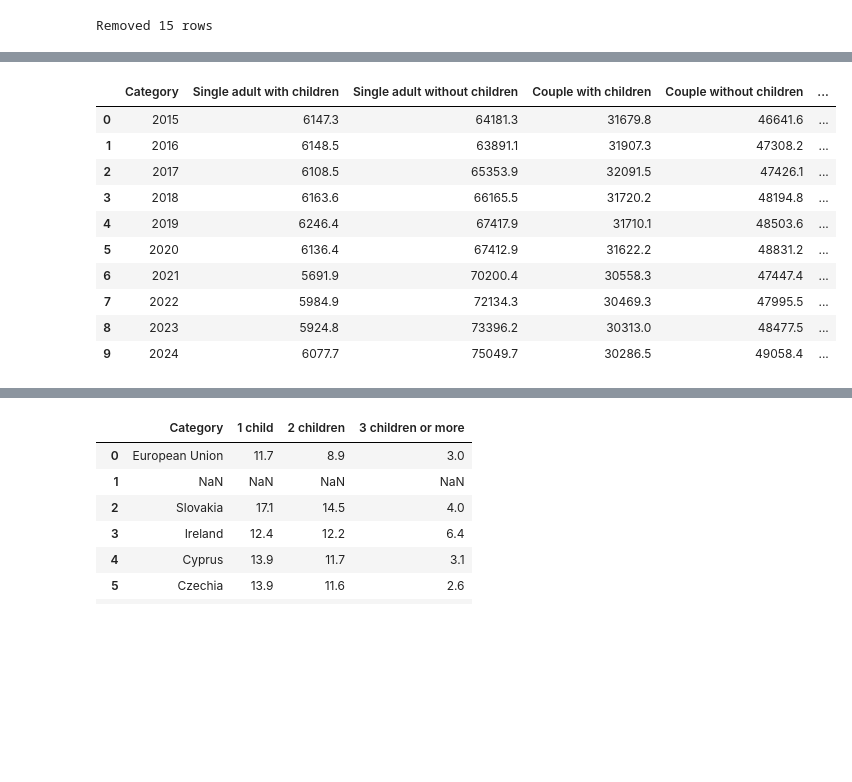
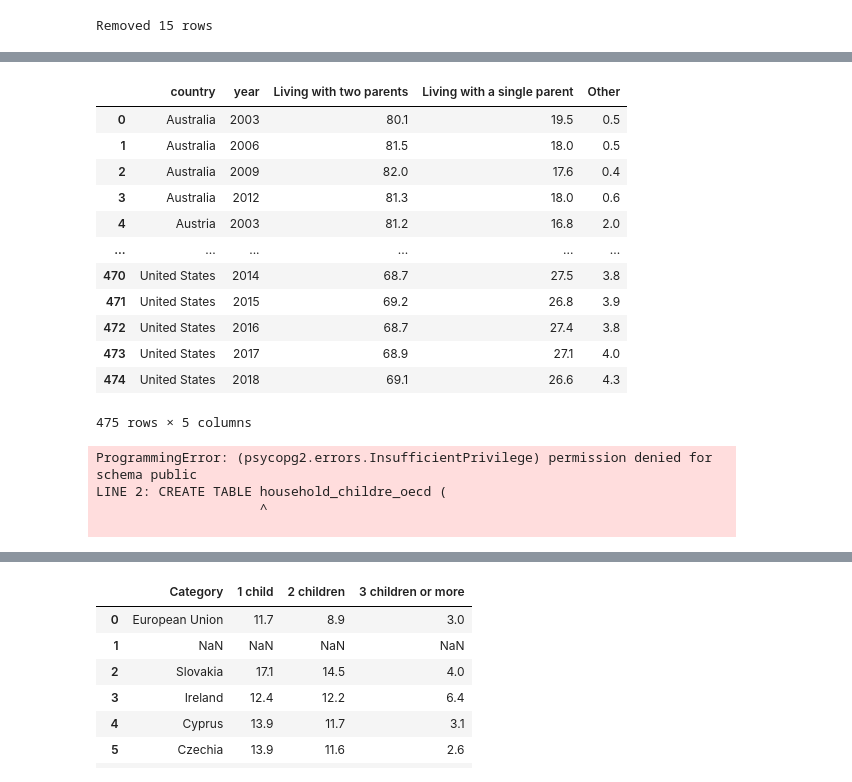
Before and after one commit to YkslB/marriage_statistics, a Jupyter notebook: scripts/Cleaning.ipynb, the cells around one changed output, grey strips where cells are left out. Saved outputs shown, nothing was run; the diff lists cells and outputs as text; code cells hidden in the pictures; blank space fills up the shorter version.

```diff
--- a/scripts/Cleaning.ipynb
+++ b/scripts/Cleaning.ipynb
@@ -1476,15 +1493,17 @@ df_16
 # %%
-df_17 = pd.read_csv('../data/Raw/OECD/Households-by-type,-presence-of-children-and-country,-2015-2024.csv')
-df_17
+df_18 = pd.read_csv('../data/Raw/OECD/sf1_2_wide_from_df18.csv')
+df_18
 # %% [output]
-|  | Category | Single adult with children | Single adult without children | Couple with children | Couple without children | ... |
-| 0 | 2015 | 6147.3 | 64181.3 | 31679.8 | 46641.6 | ... |
-| 1 | 2016 | 6148.5 | 63891.1 | 31907.3 | 47308.2 | ... |
-| 2 | 2017 | 6108.5 | 65353.9 | 32091.5 | 47426.1 | ... |
-| 3 | 2018 | 6163.6 | 66165.5 | 31720.2 | 48194.8 | ... |
-| 4 | 2019 | 6246.4 | 67417.9 | 31710.1 | 48503.6 | ... |
-| 5 | 2020 | 6136.4 | 67412.9 | 31622.2 | 48831.2 | ... |
-| 6 | 2021 | 5691.9 | 70200.4 | 30558.3 | 47447.4 | ... |
-| 7 | 2022 | 5984.9 | 72134.3 | 30469.3 | 47995.5 | ... |
-| 8 | 2023 | 5924.8 | 73396.2 | 30313.0 | 48477.5 | ... |
-| 9 | 2024 | 6077.7 | 75049.7 | 30286.5 | 49058.4 | ... |
+|  | country | year | Living with two parents | Living with a single parent | Other |
+| 0 | Australia | 2003 | 80.1 | 19.5 | 0.5 |
+| 1 | Australia | 2006 | 81.5 | 18.0 | 0.5 |
+| 2 | Australia | 2009 | 82.0 | 17.6 | 0.4 |
+| 3 | Australia | 2012 | 81.3 | 18.0 | 0.6 |
+| 4 | Austria | 2003 | 81.2 | 16.8 | 2.0 |
+| ... | ... | ... | ... | ... | ... |
+| 470 | United States | 2014 | 68.7 | 27.5 | 3.8 |
+| 471 | United States | 2015 | 69.2 | 26.8 | 3.9 |
+| 472 | United States | 2016 | 68.7 | 27.4 | 3.8 |
+| 473 | United States | 2017 | 68.9 | 27.1 | 4.0 |
+| 474 | United States | 2018 | 69.1 | 26.6 | 4.3 |
+475 rows × 5 columns
@@ -1490,0 +1543,7 @@ df_17
+# %%
+df_18.to_sql('household_childre_oecd', engine, if_exists= 'replace', index= False)
+# %% [output]
+ProgrammingError: (psycopg2.errors.InsufficientPrivilege) permission denied for schema public
+LINE 2: CREATE TABLE household_childre_oecd (
+                     ^
+
```
Also changed, not shown: parts of 28 cells of this notebook, 4 other files.
